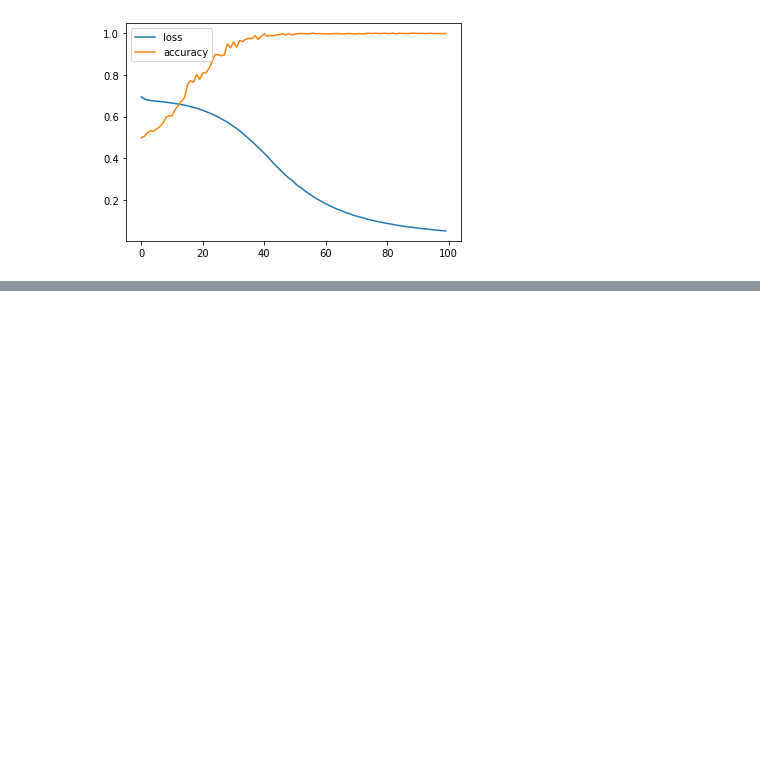
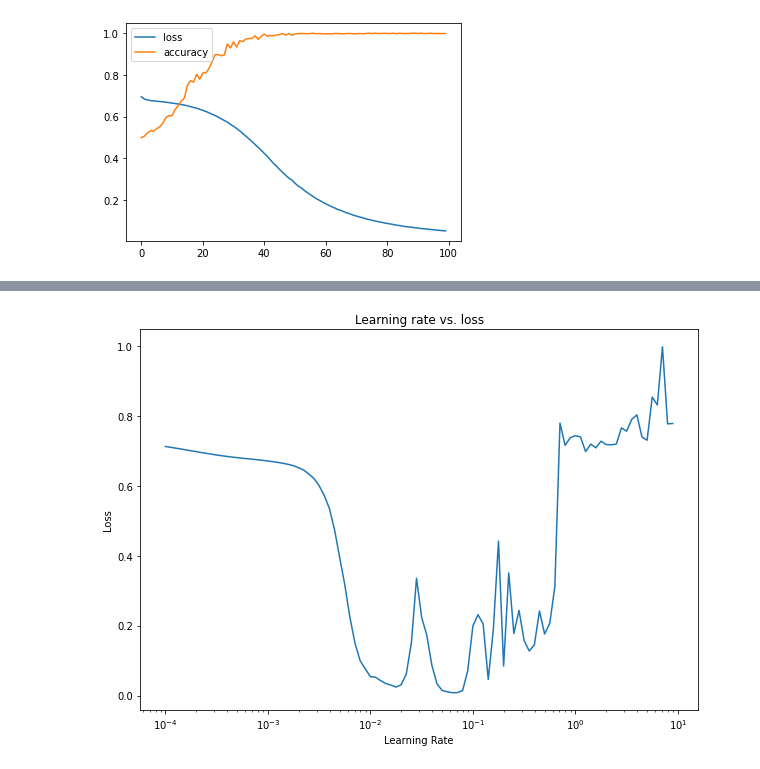
Before and after one commit to ehsanem/Tensorflow, a Jupyter notebook: Classification.ipynb, the cells around one changed output, grey strips where cells are left out. Saved outputs shown, nothing was run; the diff lists cells and outputs as text; code cells hidden in the pictures; blank space fills up the shorter version.

```diff
--- a/Classification.ipynb
+++ b/Classification.ipynb
@@ -141,0 +191,9 @@ pd.DataFrame(history_01.history).plot()
+# %%
+lrs = 1e-4 * (10 ** (np.arange(100)/20))
+plt.figure(figsize=(10, 7))
+plt.semilogx(lrs, history_02.history["loss"]) #log scale
+plt.xlabel("Learning Rate")
+plt.ylabel("Loss")
+plt.title("Learning rate vs. loss");
+# %% [output]
+[figure, added]
```
Also changed, not shown: parts of 6 cells of this notebook.
